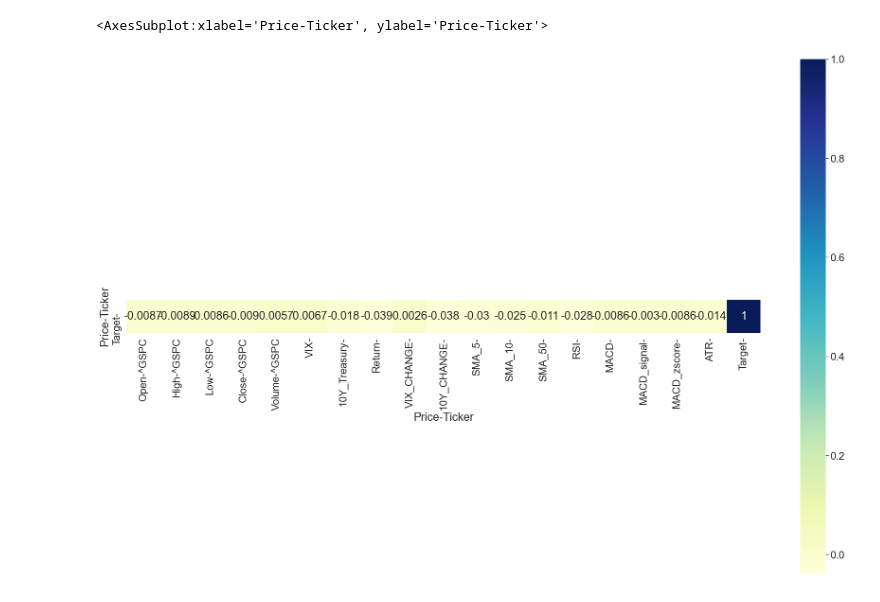
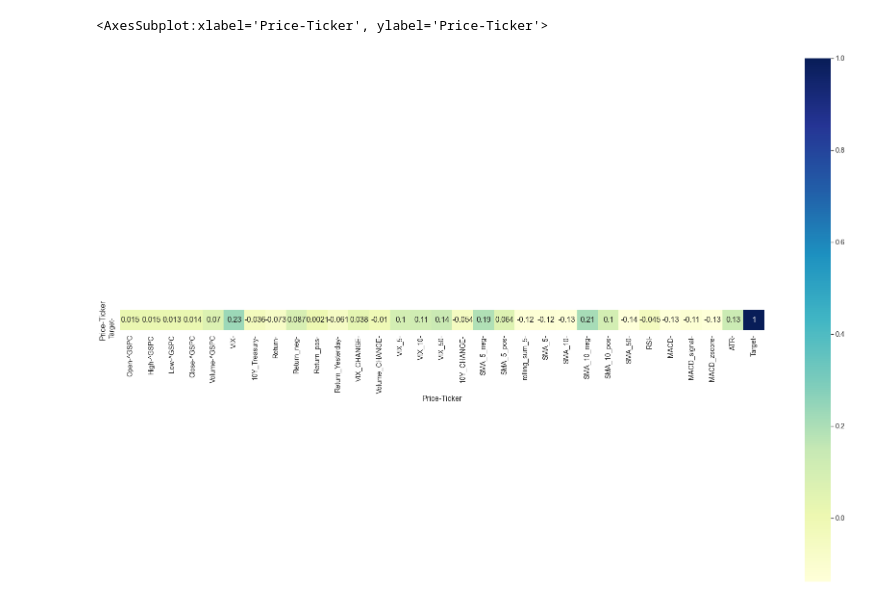
Before and after one commit to BenKanouse/VespeneAnalytics, a Jupyter notebook: SP500.ipynb, the cells around one changed output. Cells and saved outputs as stored; diff of their text form; code cells hidden in the pictures.

```diff
--- a/SP500.ipynb
+++ b/SP500.ipynb
@@ -20,9 +22,7 @@ import seaborn as sns
 # %%
 def get_data():
     # Download S&P 500 (GSPC) and VIX data
-    start = '2010-01-01'
-    end = datetime.datetime.today().strftime('%Y-%m-%d')
-    # end = '2020-01-01'
+    start = '1990-01-01'
     sp500 = yf.download('^GSPC', start=start, end=datetime.datetime.today().strftime('%Y-%m-%d'))
     vix = yf.download('^VIX', start=start, end=datetime.datetime.today().strftime('%Y-%m-%d'))
 
@@ -38,10 +38,22 @@ def get_data():
 # %%
 def add_technical_indicators(df):
     df['Return'] = df['Close'].pct_change()
+    df['Return_neg'] = np.where(df['Return'] < -0.01, 0.1, 0.0)
+    df['Return_pos'] = np.where(df['Return'] < 0.01, 0.0, 1.0)
+    df['Return_Yesterday'] = df['Return'].shift(1)
     df['VIX_CHANGE'] = df['VIX'].pct_change()
+    df['Volume_CHANGE'] = df['Volume'].pct_change()
+    df['VIX_5'] = talib.SMA(df['VIX_CHANGE'].values.flatten(), timeperiod=5)
+    df['VIX_10'] = talib.SMA(df['VIX_CHANGE'].values.flatten(), timeperiod=10)
+    df['VIX_50'] = talib.SMA(df['VIX_CHANGE'].values.flatten(), timeperiod=50)
     df['10Y_CHANGE'] = df['10Y_Treasury'].pct_change()
+    df['SMA_5_neg'] = talib.SMA(df['Return_neg'].values.flatten(), timeperiod=5)
+    df['SMA_5_pos'] = talib.SMA(df['Return_pos'].values.flatten(), timeperiod=5)
+    df['rolling_sum_5'] = df['Return'].rolling(window=5).sum()
     df['SMA_5'] = talib.SMA(df['Return'].values.flatten(), timeperiod=5)
     df['SMA_10'] = talib.SMA(df['Return'].values.flatten(), timeperiod=10)
+    df['SMA_10_neg'] = talib.SMA(df['Return_neg'].values.flatten(), timeperiod=10)
+    df['SMA_10_pos'] = talib.SMA(df['Return_pos'].values.flatten(), timeperiod=10)
     df['SMA_50'] = talib.SMA(df['Return'].values.flatten(), timeperiod=50)
     df['RSI'] = talib.RSI(df['Return'].values.flatten(), timeperiod=14)
     df['MACD'], df['MACD_signal'], _ = talib.MACD(df['Close'].values.flatten())
@@ -176,8 +282,8 @@ Prediction: S&P 500 will go DOWN tomorrow.
 # %%
 corr_mat = df.corr(method='pearson')
 plt.figure(figsize=(30,20))
-sns.set(font_scale=2)
+sns.set(font_scale=1.3)
 sns.heatmap(corr_mat[['Target']].transpose(), vmax=1, square=True, annot=True, cmap="YlGnBu")
 # %% [output]
 <AxesSubplot:xlabel='Price-Ticker', ylabel='Price-Ticker'>
-[figure, old version]
+[figure, new version]
```
Also changed, not shown: parts of 20 cells of this notebook.
